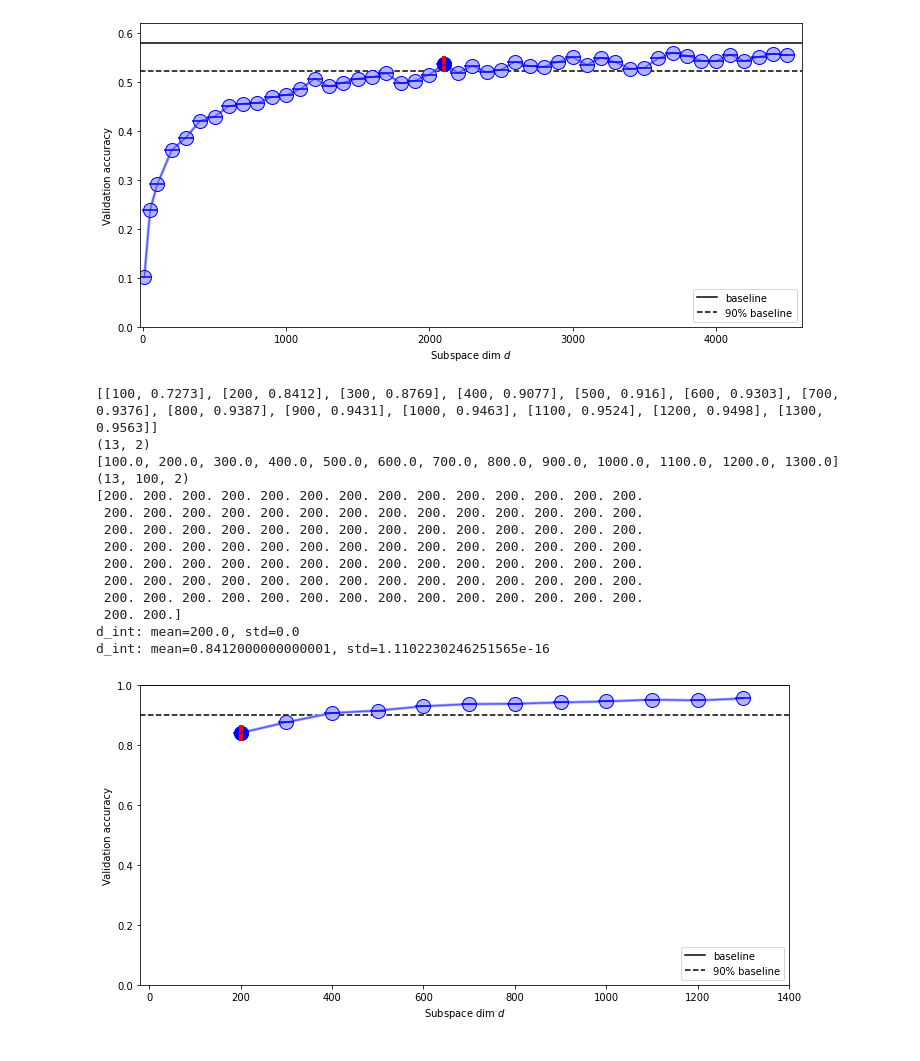
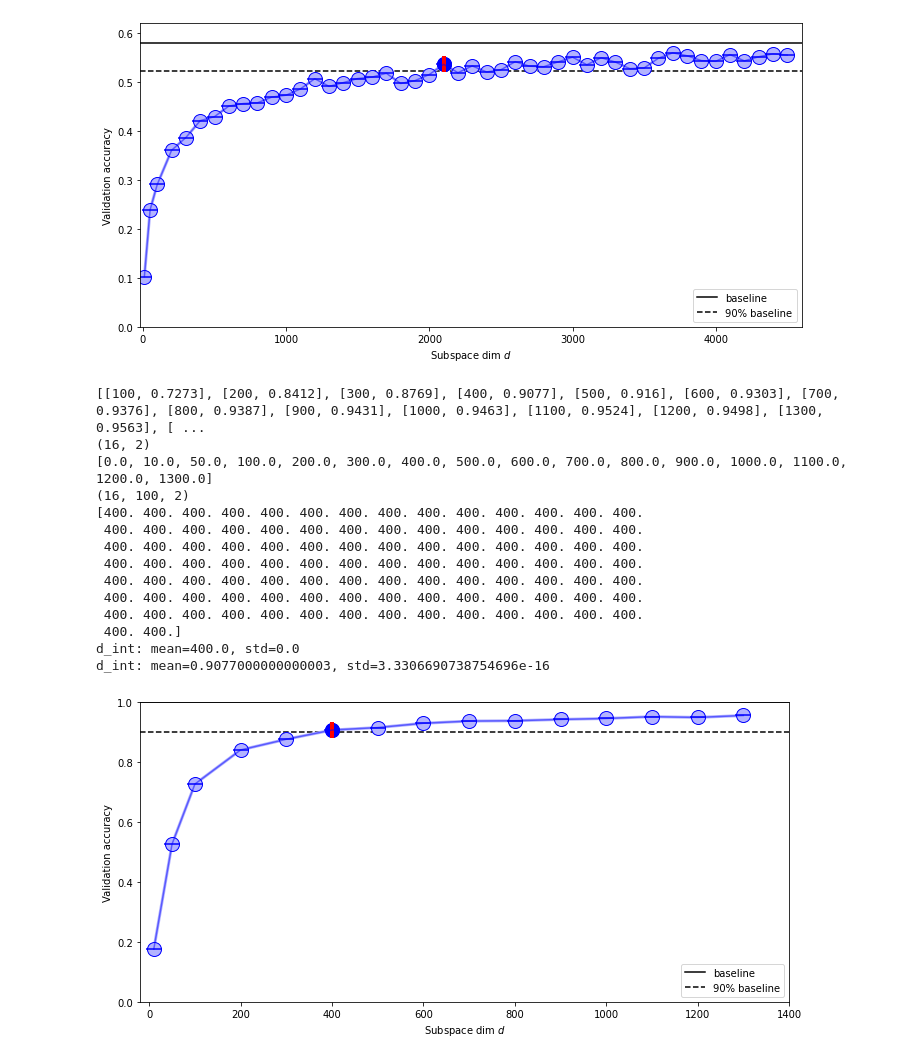
Before and after one commit to AntoAndGar/Intrinsic-Dimension, a Jupyter notebook: id_plots.ipynb, the cells around one changed output. Cells and saved outputs as stored; diff of their text form; code cells hidden in the pictures.

```diff
--- a/id_plots.ipynb
+++ b/id_plots.ipynb
@@ -176,7 +176,7 @@ d_int: mean=2100.0, std=0.0
 d_int: mean=0.5364000000000001, std=1.1102230246251565e-16
 [figure]
 # %%
-with open('results_untied_lenet.json') as f:
+with open('results_untied_lenet_mnist.json') as f:
     data = json.load(f)
 f.close()
 
@@ -184,24 +184,24 @@ data_untied_lenet = [] # 0 is the dimension of the full space and 100 is the glo
 for k,v in data.items():
     data_untied_lenet.append([v['intrinsic_dimension'],v['best_accuracy']])
 # %%
-unique_dim, acc_mean, acc_std, acc_solved_mean, acc_solved_std, dim_solved_mean, dim_solved_std = format_data(data_untied_lenet, baseline=0.9)
+unique_dim, acc_mean, acc_std, acc_solved_mean, acc_solved_std, dim_solved_mean, dim_solved_std = format_data(data_untied_lenet, baseline=1.0)
 plot_perf_with_std(unique_dim, acc_mean, acc_std, acc_solved_mean, acc_solved_std, dim_solved_mean,dim_solved_std, baseline=1.0, logx=False,xlim_v=[-20,1400], ylim_v=[0,1.0], saveas='dim_mnist_mlp_2_200_std')
 # %% [output]
-[[100, 0.7273], [200, 0.8412], [300, 0.8769], [400, 0.9077], [500, 0.916], [600, 0.9303], [700, 0.9376], [800, 0.9387], [900, 0.9431], [1000, 0.9463], [1100, 0.9524], [1200, 0.9498], [1300, 0.9563]]
-(13, 2)
-[100.0, 200.0, 300.0, 400.0, 500.0, 600.0, 700.0, 800.0, 900.0, 1000.0, 1100.0, 1200.0, 1300.0]
-(13, 100, 2)
-[200. 200. 200. 200. 200. 200. 200. 200. 200. 200. 200. 200. 200. 200.
- 200. 200. 200. 200. 200. 200. 200. 200. 200. 200. 200. 200. 200. 200.
- 200. 200. 200. 200. 200. 200. 200. 200. 200. 200. 200. 200. 200. 200.
- 200. 200. 200. 200. 200. 200. 200. 200. 200. 200. 200. 200. 200. 200.
- 200. 200. 200. 200. 200. 200. 200. 200. 200. 200. 200. 200. 200. 200.
- 200. 200. 200. 200. 200. 200. 200. 200. 200. 200. 200. 200. 200. 200.
- 200. 200. 200. 200. 200. 200. 200. 200. 200. 200. 200. 200. 200. 200.
- 200. 200.]
-d_int: mean=200.0, std=0.0
-d_int: mean=0.8412000000000001, std=1.1102230246251565e-16
+[[100, 0.7273], [200, 0.8412], [300, 0.8769], [400, 0.9077], [500, 0.916], [600, 0.9303], [700, 0.9376], [800, 0.9387], [900, 0.9431], [1000, 0.9463], [1100, 0.9524], [1200, 0.9498], [1300, 0.9563], [ ...
+(16, 2)
+[0.0, 10.0, 50.0, 100.0, 200.0, 300.0, 400.0, 500.0, 600.0, 700.0, 800.0, 900.0, 1000.0, 1100.0, 1200.0, 1300.0]
+(16, 100, 2)
+[400. 400. 400. 400. 400. 400. 400. 400. 400. 400. 400. 400. 400. 400.
+ 400. 400. 400. 400. 400. 400. 400. 400. 400. 400. 400. 400. 400. 400.
+ 400. 400. 400. 400. 400. 400. 400. 400. 400. 400. 400. 400. 400. 400.
+ 400. 400. 400. 400. 400. 400. 400. 400. 400. 400. 400. 400. 400. 400.
+ 400. 400. 400. 400. 400. 400. 400. 400. 400. 400. 400. 400. 400. 400.
+ 400. 400. 400. 400. 400. 400. 400. 400. 400. 400. 400. 400. 400. 400.
+ 400. 400. 400. 400. 400. 400. 400. 400. 400. 400. 400. 400. 400. 400.
+ 400. 400.]
+d_int: mean=400.0, std=0.0
+d_int: mean=0.9077000000000003, std=3.3306690738754696e-16
-[figure, old version]
+[figure, new version]
 # %%
 with open('results_fc_lenet.json') as f:
     data = json.load(f)
```
Also changed, not shown: parts of 8 cells of this notebook, 17 other files.
